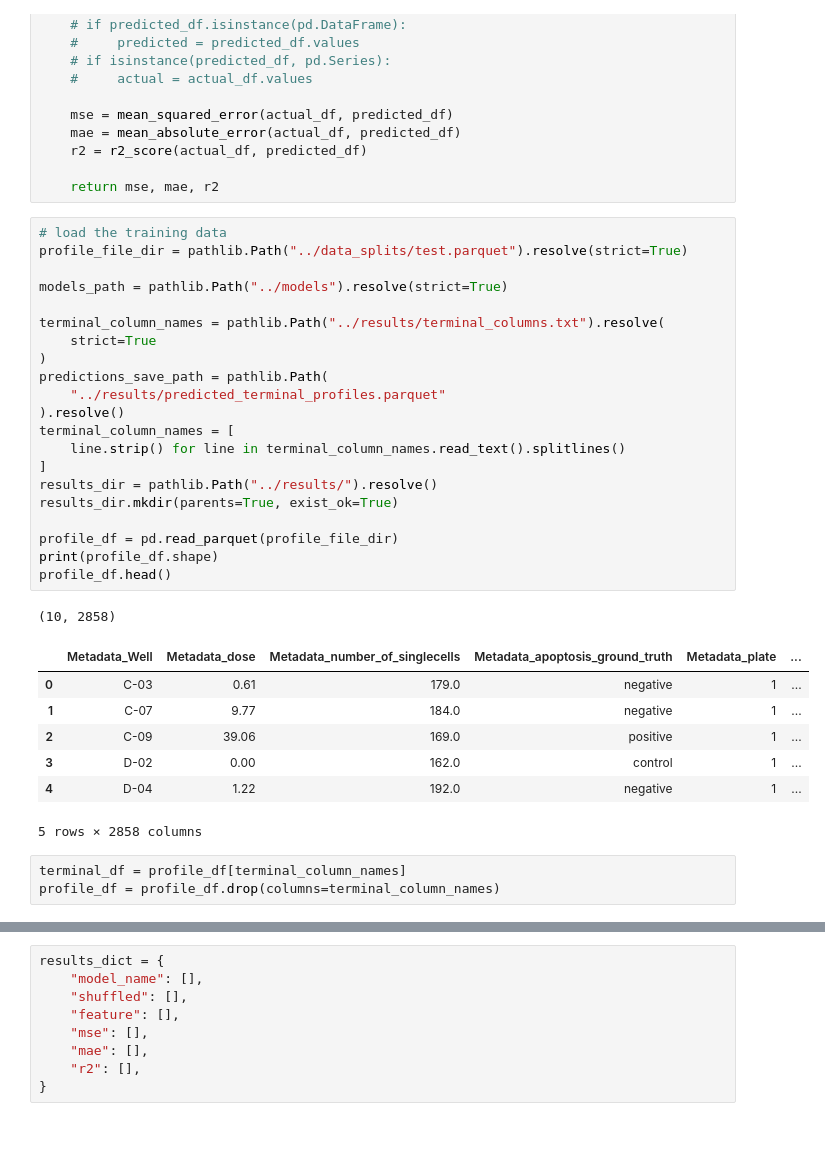
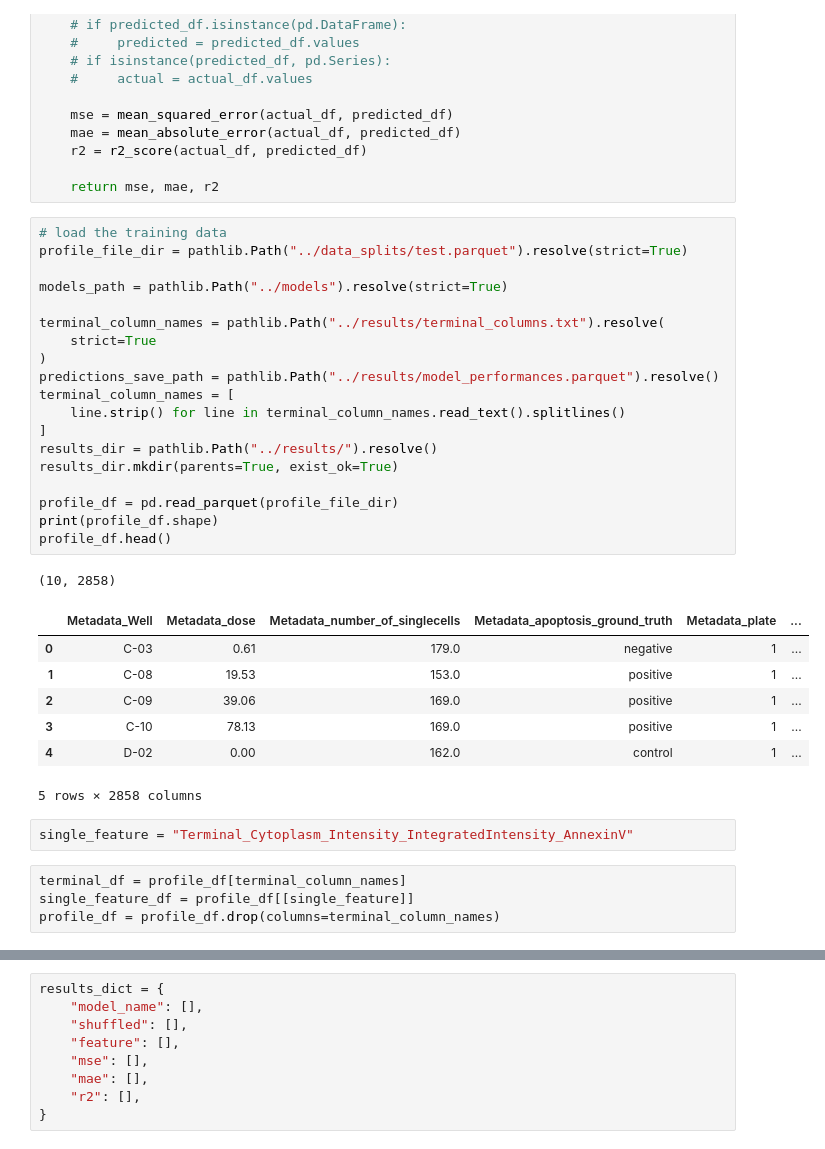
Before and after one commit to MikeLippincott/live_cell_timelapse_apoptosis_analysis, a Jupyter notebook: 5.bulk_timelapse_model/notebooks/2.evaluate_model.ipynb, the cells around one changed output, grey strips where cells are left out. Cells and saved outputs as stored; diff of their text form.

```diff
--- a/5.bulk_timelapse_model/notebooks/2.evaluate_model.ipynb
+++ b/5.bulk_timelapse_model/notebooks/2.evaluate_model.ipynb
@@ -49,35 +49,36 @@ def model_stats_grab(
 # %%
 # load the training data
 profile_file_dir = pathlib.Path("../data_splits/test.parquet").resolve(strict=True)
 
 models_path = pathlib.Path("../models").resolve(strict=True)
 
 terminal_column_names = pathlib.Path("../results/terminal_columns.txt").resolve(
     strict=True
 )
-predictions_save_path = pathlib.Path(
-    "../results/predicted_terminal_profiles.parquet"
-).resolve()
+predictions_save_path = pathlib.Path("../results/model_performances.parquet").resolve()
 terminal_column_names = [
     line.strip() for line in terminal_column_names.read_text().splitlines()
 ]
 results_dir = pathlib.Path("../results/").resolve()
 results_dir.mkdir(parents=True, exist_ok=True)
 
 profile_df = pd.read_parquet(profile_file_dir)
 print(profile_df.shape)
 profile_df.head()
 # %% [output]
 (10, 2858)
 |  | Metadata_Well | Metadata_dose | Metadata_number_of_singlecells | Metadata_apoptosis_ground_truth | Metadata_plate | ... |
 | 0 | C-03 | 0.61 | 179.0 | negative | 1 | ... |
-| 1 | C-07 | 9.77 | 184.0 | negative | 1 | ... |
+| 1 | C-08 | 19.53 | 153.0 | positive | 1 | ... |
 | 2 | C-09 | 39.06 | 169.0 | positive | 1 | ... |
-| 3 | D-02 | 0.00 | 162.0 | control | 1 | ... |
-| 4 | D-04 | 1.22 | 192.0 | negative | 1 | ... |
+| 3 | C-10 | 78.13 | 169.0 | positive | 1 | ... |
+| 4 | D-02 | 0.00 | 162.0 | control | 1 | ... |
 5 rows × 2858 columns
+# %%
+single_feature = "Terminal_Cytoplasm_Intensity_IntegratedIntensity_AnnexinV"
 # %%
 terminal_df = profile_df[terminal_column_names]
+single_feature_df = profile_df[[single_feature]]
 profile_df = profile_df.drop(columns=terminal_column_names)
 # %%
 models = pathlib.Path(models_path).glob("*.joblib")
```
Also changed, not shown: parts of 5 cells of this notebook, 15 other files.
